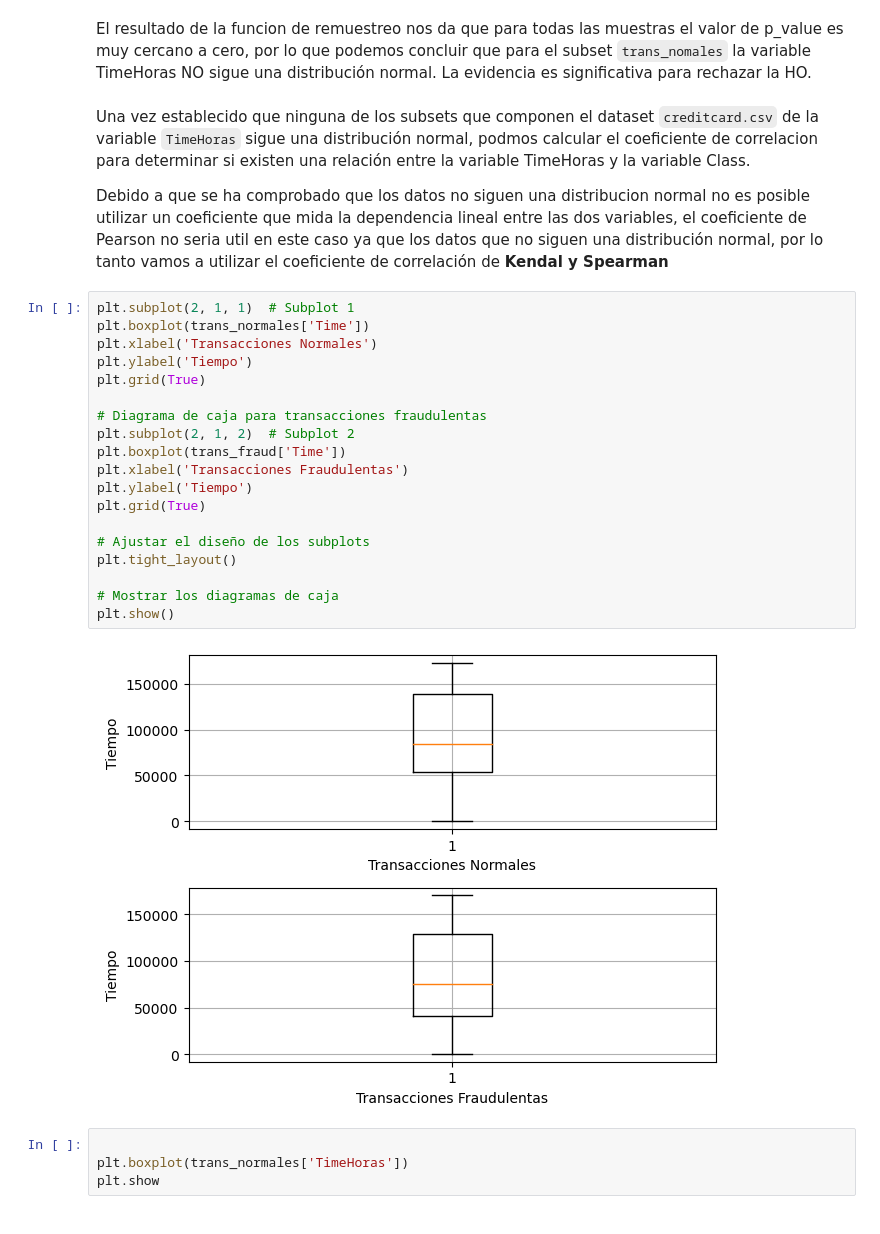
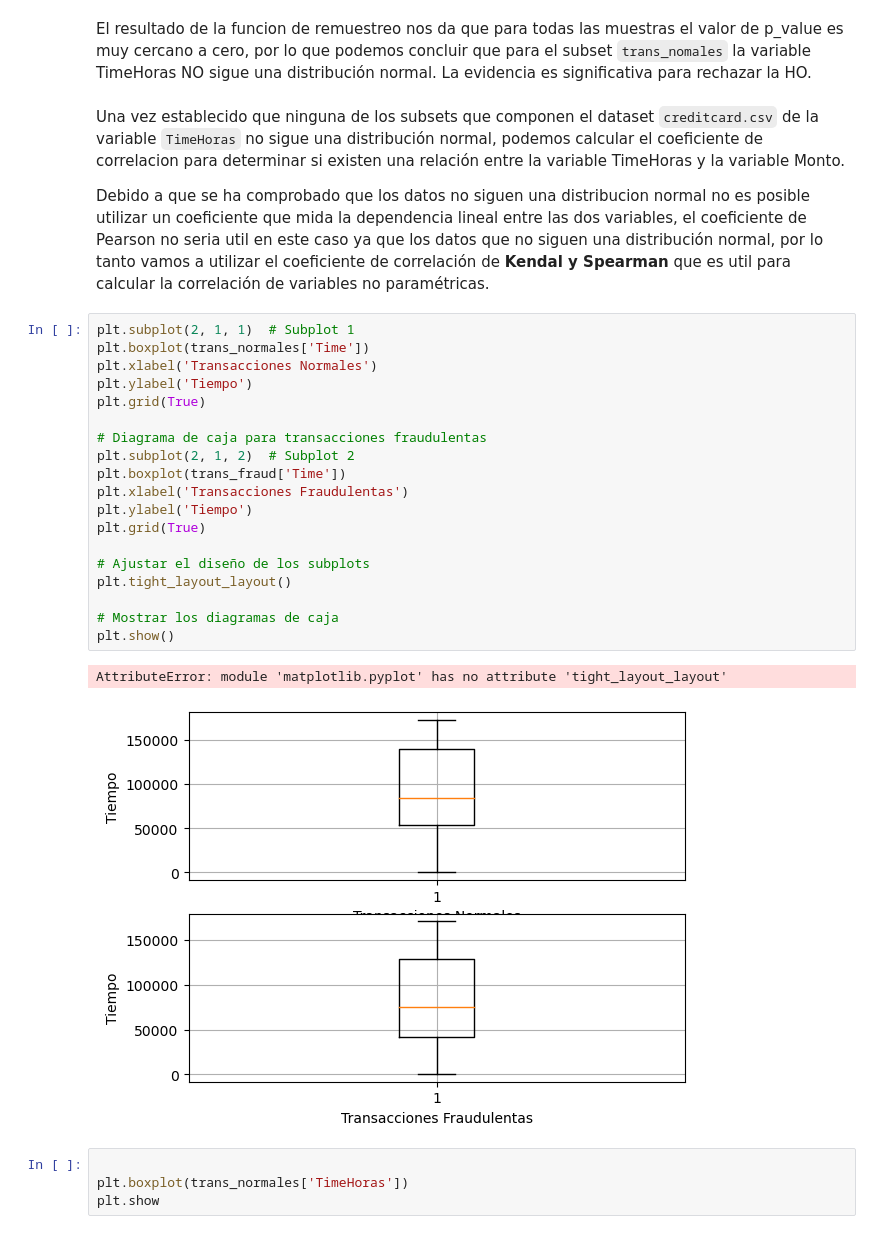
Before and after one commit to Ustedcan/Fraud-Detection-in-Credit-Cards, a Jupyter notebook: Notebooks.ipynb, the cells around one changed output. Drawn from its saved outputs; the diff is of its cells as text.

```diff
--- a/Notebooks.ipynb
+++ b/Notebooks.ipynb
@@ -395,30 +565,31 @@ dtype: float64
 # %% [markdown]
 El resultado de la funcion de remuestreo nos da que para todas las muestras el valor de p_value es muy cercano a cero, por lo que podemos concluir que para el subset `trans_nomales` la variable TimeHoras NO sigue una distribución normal. La evidencia es significativa para rechazar la HO.
 # %% [markdown]
-Una vez establecido que ninguna de los subsets que componen el dataset `creditcard.csv` de la variable `TimeHoras` sigue una distribución normal, podmos calcular el coeficiente de correlacion para determinar si existen una relación entre la variable TimeHoras y la variable Class.
+Una vez establecido que ninguna de los subsets que componen el dataset `creditcard.csv` de la variable `TimeHoras` no sigue una distribución normal, podemos calcular el coeficiente de correlacion para determinar si existen una relación entre la variable TimeHoras y la variable Monto.
 
-Debido a que se ha comprobado que los datos no siguen una distribucion normal no es posible utilizar un coeficiente que mida la dependencia lineal entre las dos variables, el coeficiente de Pearson no seria util en este caso ya que los datos que no siguen una distribución normal, por lo tanto vamos a utilizar el coeficiente de correlación de __Kendal y Spearman__
+Debido a que se ha comprobado que los datos no siguen una distribucion normal no es posible utilizar un coeficiente que mida la dependencia lineal entre las dos variables, el coeficiente de Pearson no seria util en este caso ya que los datos que no siguen una distribución normal, por lo tanto vamos a utilizar el coeficiente de correlación de __Kendal y Spearman__ que es util para calcular la correlación de variables no paramétricas.
 # %%
 plt.subplot(2, 1, 1)  # Subplot 1
 plt.boxplot(trans_normales['Time'])
 plt.xlabel('Transacciones Normales')
 plt.ylabel('Tiempo')
 plt.grid(True)
 
 # Diagrama de caja para transacciones fraudulentas
 plt.subplot(2, 1, 2)  # Subplot 2
 plt.boxplot(trans_fraud['Time'])
 plt.xlabel('Transacciones Fraudulentas')
 plt.ylabel('Tiempo')
 plt.grid(True)
 
 # Ajustar el diseño de los subplots
-plt.tight_layout()
+plt.tight_layout_layout()
 
 # Mostrar los diagramas de caja
 plt.show()
 # %% [output]
+AttributeError: module 'matplotlib.pyplot' has no attribute 'tight_layout_layout'
-[figure, old version]
+[figure, new version]
 # %%
 
 plt.boxplot(trans_normales['TimeHoras'])
```
Also changed, not shown: parts of 17 cells of this notebook.
